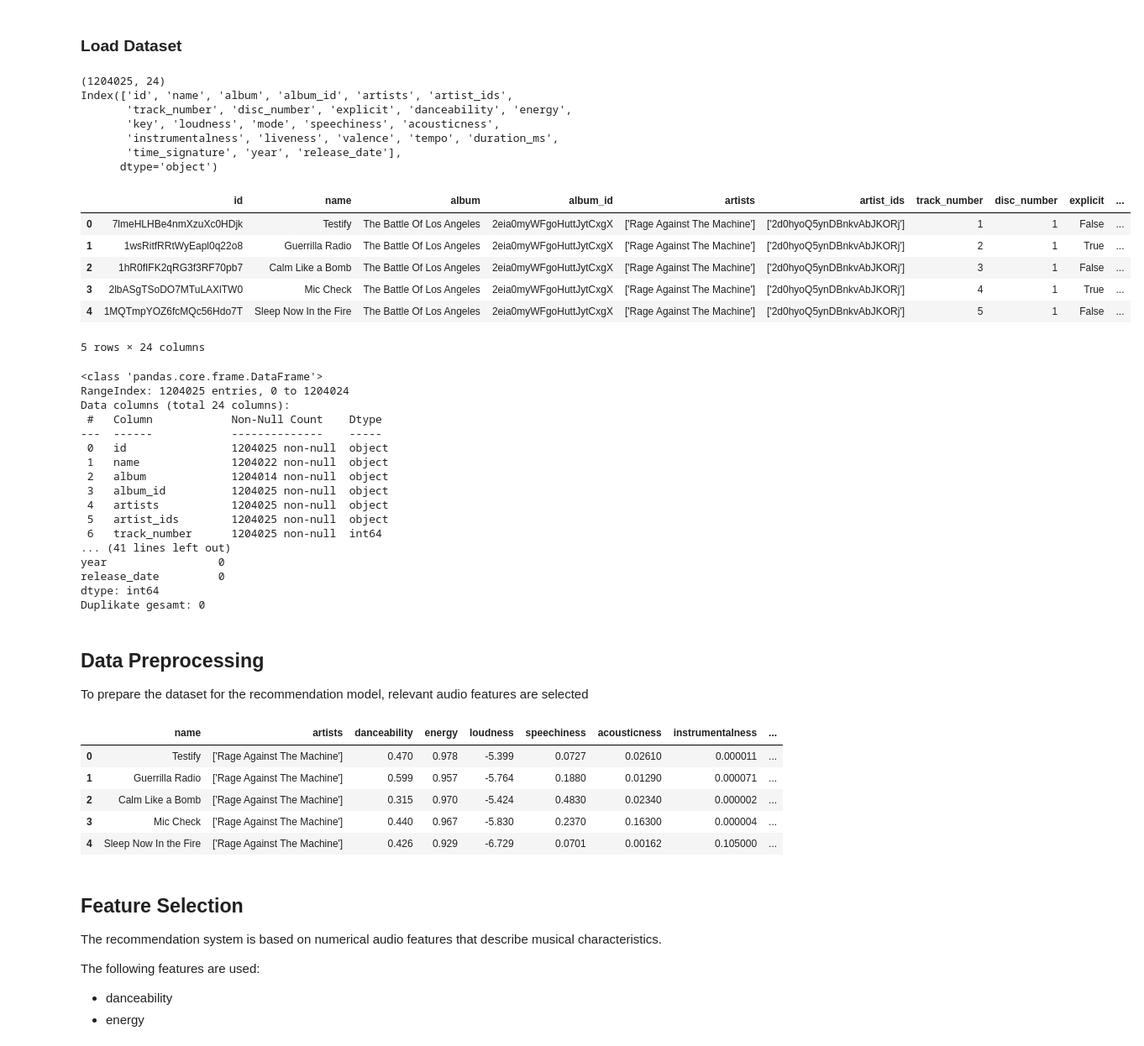
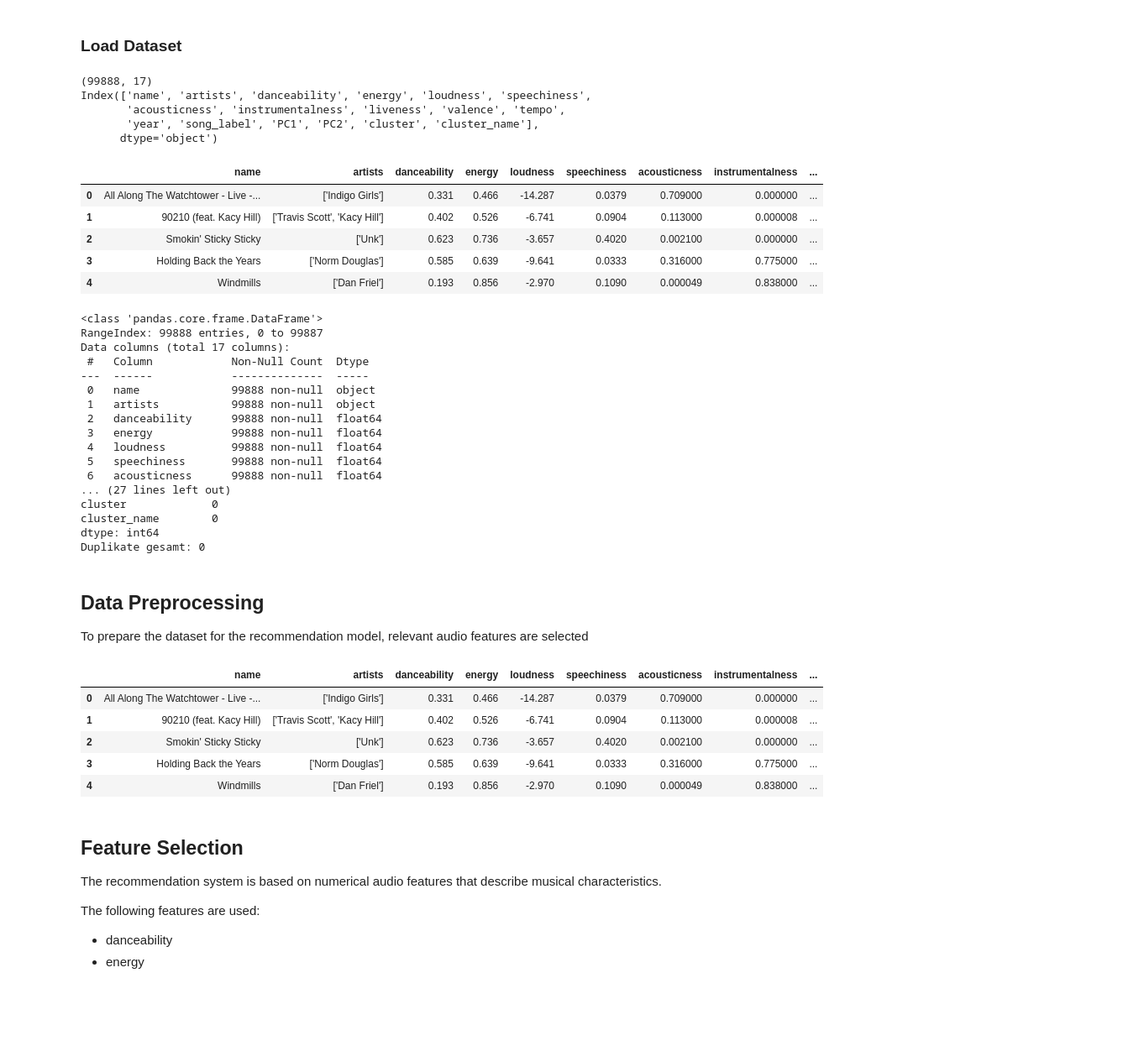
Before and after one commit to kubaamarczak/music-recommendation-system, a Jupyter notebook: notebooks/analysis.ipynb, the cells around one changed output. Shown at 84% size. Cells and saved outputs as stored; diff of their text form; code cells hidden in the pictures; blank space fills up the shorter version.

```diff
--- a/notebooks/analysis.ipynb
+++ b/notebooks/analysis.ipynb
@@ -35,46 +36,43 @@ from matplotlib.patches import Patch
 # %% [markdown]
 ### Load Dataset
 # %%
-df = pd.read_csv("../data/tracks_features.csv")
+df = pd.read_csv("../data/sample.csv")
 
 print(df.shape)
 print(df.columns)
 df.head()
 # %% [output]
-(1204025, 24)
-Index(['id', 'name', 'album', 'album_id', 'artists', 'artist_ids',
-       'track_number', 'disc_number', 'explicit', 'danceability', 'energy',
-       'key', 'loudness', 'mode', 'speechiness', 'acousticness',
-       'instrumentalness', 'liveness', 'valence', 'tempo', 'duration_ms',
-       'time_signature', 'year', 'release_date'],
+(99888, 17)
+Index(['name', 'artists', 'danceability', 'energy', 'loudness', 'speechiness',
+       'acousticness', 'instrumentalness', 'liveness', 'valence', 'tempo',
+       'year', 'song_label', 'PC1', 'PC2', 'cluster', 'cluster_name'],
       dtype='object')
-|  | id | name | album | album_id | artists | artist_ids | track_number | disc_number | explicit | ... |
-| 0 | 7lmeHLHBe4nmXzuXc0HDjk | Testify | The Battle Of Los Angeles | 2eia0myWFgoHuttJytCxgX | ['Rage Against The Machine'] | ['2d0hyoQ5ynDBnkvAbJKORj'] | 1 | 1 | False | ... |
-| 1 | 1wsRitfRRtWyEapl0q22o8 | Guerrilla Radio | The Battle Of Los Angeles | 2eia0myWFgoHuttJytCxgX | ['Rage Against The Machine'] | ['2d0hyoQ5ynDBnkvAbJKORj'] | 2 | 1 | True | ... |
-| 2 | 1hR0fIFK2qRG3f3RF70pb7 | Calm Like a Bomb | The Battle Of Los Angeles | 2eia0myWFgoHuttJytCxgX | ['Rage Against The Machine'] | ['2d0hyoQ5ynDBnkvAbJKORj'] | 3 | 1 | False | ... |
-| 3 | 2lbASgTSoDO7MTuLAXlTW0 | Mic Check | The Battle Of Los Angeles | 2eia0myWFgoHuttJytCxgX | ['Rage Against The Machine'] | ['2d0hyoQ5ynDBnkvAbJKORj'] | 4 | 1 | True | ... |
-| 4 | 1MQTmpYOZ6fcMQc56Hdo7T | Sleep Now In the Fire | The Battle Of Los Angeles | 2eia0myWFgoHuttJytCxgX | ['Rage Against The Machine'] | ['2d0hyoQ5ynDBnkvAbJKORj'] | 5 | 1 | False | ... |
+|  | name | artists | danceability | energy | loudness | speechiness | acousticness | instrumentalness | ... |
+| 0 | All Along The Watchtower - Live -... | ['Indigo Girls'] | 0.331 | 0.466 | -14.287 | 0.0379 | 0.709000 | 0.000000 | ... |
+| 1 | 90210 (feat. Kacy Hill) | ['Travis Scott', 'Kacy Hill'] | 0.402 | 0.526 | -6.741 | 0.0904 | 0.113000 | 0.000008 | ... |
+| 2 | Smokin' Sticky Sticky | ['Unk'] | 0.623 | 0.736 | -3.657 | 0.4020 | 0.002100 | 0.000000 | ... |
+| 3 | Holding Back the Years | ['Norm Douglas'] | 0.585 | 0.639 | -9.641 | 0.0333 | 0.316000 | 0.775000 | ... |
+| 4 | Windmills | ['Dan Friel'] | 0.193 | 0.856 | -2.970 | 0.1090 | 0.000049 | 0.838000 | ... |
-5 rows × 24 columns
 # %%
 df.info()
 print(df.isna().sum())
 print("Duplikate gesamt:", df.duplicated().sum())
 # %% [output]
 <class 'pandas.core.frame.DataFrame'>
-RangeIndex: 1204025 entries, 0 to 1204024
-Data columns (total 24 columns):
- #   Column            Non-Null Count    Dtype
----  ------            --------------    -----
- 0   id                1204025 non-null  object
- 1   name              1204022 non-null  object
- 2   album             1204014 non-null  object
- 3   album_id          1204025 non-null  object
- 4   artists           1204025 non-null  object
- 5   artist_ids        1204025 non-null  object
- 6   track_number      1204025 non-null  int64
-... (41 lines left out)
-year                 0
-release_date         0
+RangeIndex: 99888 entries, 0 to 99887
+Data columns (total 17 columns):
+ #   Column            Non-Null Count  Dtype
+---  ------            --------------  -----
+ 0   name              99888 non-null  object
+ 1   artists           99888 non-null  object
+ 2   danceability      99888 non-null  float64
+ 3   energy            99888 non-null  float64
+ 4   loudness          99888 non-null  float64
+ 5   speechiness       99888 non-null  float64
+ 6   acousticness      99888 non-null  float64
+... (27 lines left out)
+cluster             0
+cluster_name        0
 dtype: int64
 Duplikate gesamt: 0
 # %% [markdown]
@@ -102,11 +100,11 @@ df_model["song_label"] = df_model["name"].astype(str).str.strip() + " - " + df_m
 df_model.head()
 # %% [output]
 |  | name | artists | danceability | energy | loudness | speechiness | acousticness | instrumentalness | ... |
-| 0 | Testify | ['Rage Against The Machine'] | 0.470 | 0.978 | -5.399 | 0.0727 | 0.02610 | 0.000011 | ... |
-| 1 | Guerrilla Radio | ['Rage Against The Machine'] | 0.599 | 0.957 | -5.764 | 0.1880 | 0.01290 | 0.000071 | ... |
-| 2 | Calm Like a Bomb | ['Rage Against The Machine'] | 0.315 | 0.970 | -5.424 | 0.4830 | 0.02340 | 0.000002 | ... |
-| 3 | Mic Check | ['Rage Against The Machine'] | 0.440 | 0.967 | -5.830 | 0.2370 | 0.16300 | 0.000004 | ... |
-| 4 | Sleep Now In the Fire | ['Rage Against The Machine'] | 0.426 | 0.929 | -6.729 | 0.0701 | 0.00162 | 0.105000 | ... |
+| 0 | All Along The Watchtower - Live -... | ['Indigo Girls'] | 0.331 | 0.466 | -14.287 | 0.0379 | 0.709000 | 0.000000 | ... |
+| 1 | 90210 (feat. Kacy Hill) | ['Travis Scott', 'Kacy Hill'] | 0.402 | 0.526 | -6.741 | 0.0904 | 0.113000 | 0.000008 | ... |
+| 2 | Smokin' Sticky Sticky | ['Unk'] | 0.623 | 0.736 | -3.657 | 0.4020 | 0.002100 | 0.000000 | ... |
+| 3 | Holding Back the Years | ['Norm Douglas'] | 0.585 | 0.639 | -9.641 | 0.0333 | 0.316000 | 0.775000 | ... |
+| 4 | Windmills | ['Dan Friel'] | 0.193 | 0.856 | -2.970 | 0.1090 | 0.000049 | 0.838000 | ... |
 # %% [markdown]
 ## Feature Selection
 
```
Also changed, not shown: parts of 23 cells of this notebook, 1 other file.
